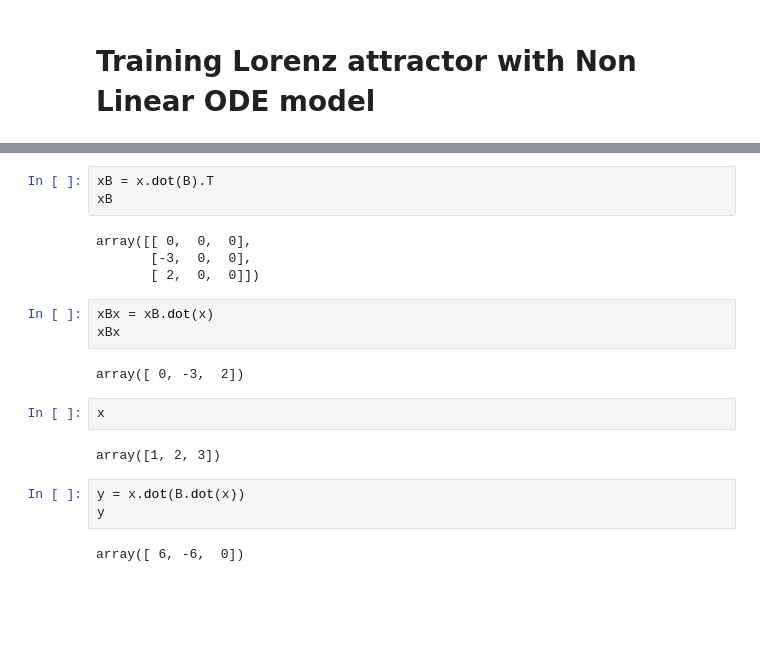
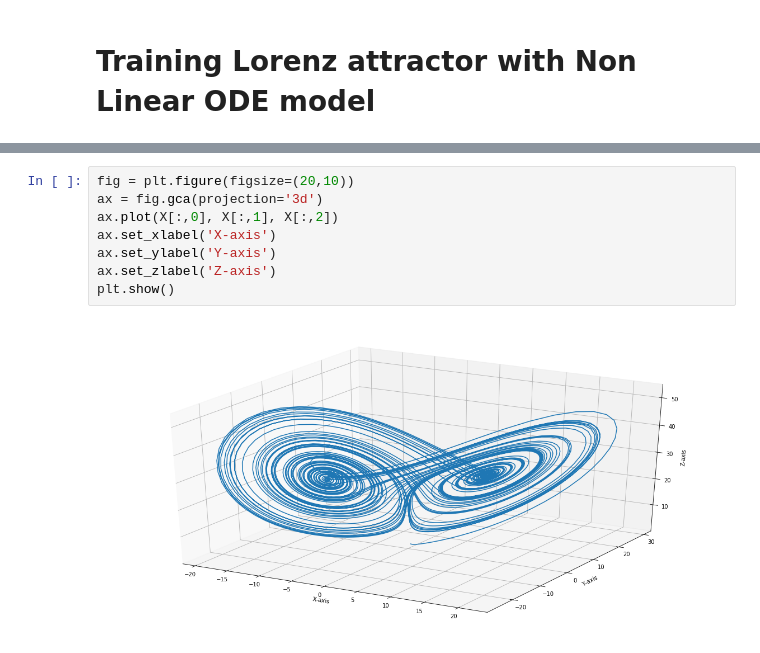
Before and after one commit to KennethThNg/Semester-project-dynamical-system-learning, a Jupyter notebook: ODELayersTest.ipynb, the cells around one changed output, grey strips where cells are left out. Cells and saved outputs as stored; diff of their text form; blank space fills up the shorter version.

```diff
--- a/ODELayersTest.ipynb
+++ b/ODELayersTest.ipynb
@@ -411,21 +304,10 @@ array([[[ 0,  0,  0],
-# %%
-xB = x.dot(B).T
-xB
-# %% [output]
-array([[ 0,  0,  0],
-       [-3,  0,  0],
-       [ 2,  0,  0]])
-# %%
-xBx = xB.dot(x)
-xBx
-# %% [output]
-array([ 0, -3,  2])
-# %%
-x
-# %% [output]
-array([1, 2, 3])
-# %%
-y = x.dot(B.dot(x))
-y
-# %% [output]
-array([ 6, -6,  0])
+# %%
+fig = plt.figure(figsize=(20,10))
+ax = fig.gca(projection='3d')
+ax.plot(X[:,0], X[:,1], X[:,2])
+ax.set_xlabel('X-axis')
+ax.set_ylabel('Y-axis')
+ax.set_zlabel('Z-axis')
+plt.show()
+# %% [output]
+[figure, added]
```
Also changed, not shown: parts of 26 cells of this notebook.
